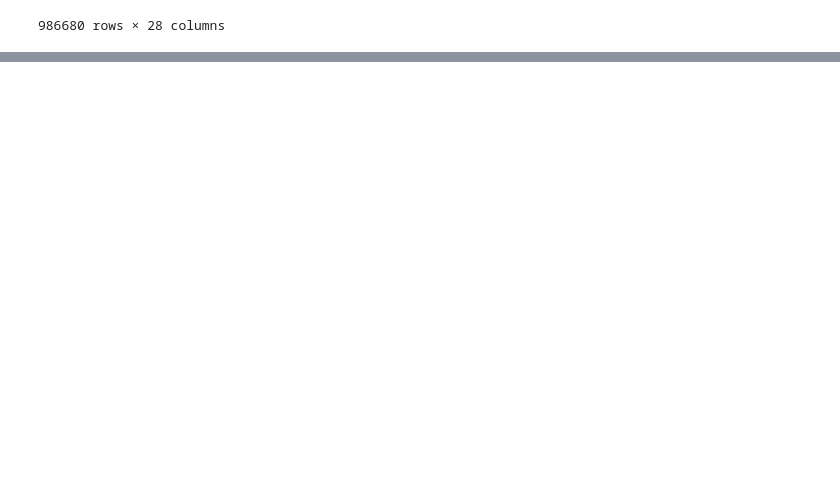
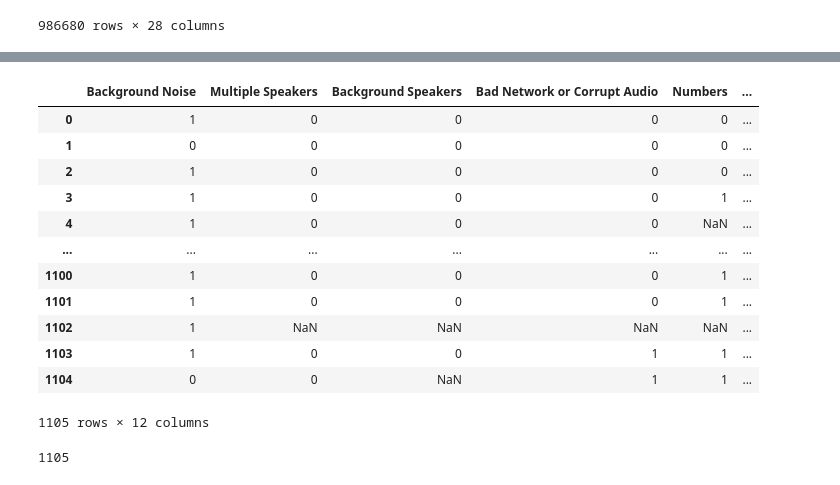
Before and after one commit to intron-innovation/AfriVox, a Jupyter notebook: notebooks/standardize_csvs.ipynb, the cells around one changed output, grey strips where cells are left out. Drawn from its saved outputs; the diff is of its cells as text; code cells hidden in the pictures; blank space fills up the shorter version.

Commit message:
add new files with audio labels

```diff
--- a/notebooks/standardize_csvs.ipynb
+++ b/notebooks/standardize_csvs.ipynb
@@ -235,0 +238,4 @@ prob
+# %%
+import pandas as pd
+data = pd.read_csv("../data/intron_fresh_audio_Production-Test-Set-Quality_2024_03_05 21_16_28.538356_with_labels.csv")
+data
@@ -235,0 +271,31 @@ prob
+# %%
+import pandas as pd
+import json
+
+# Assuming 'data' is your DataFrame and 'new_text' is the column with JSON strings
+data['new_text'] = data['new_text'].apply(json.loads)
+
+# Now, flatten the 'new_text' column into new columns
+info_df = data['new_text'].apply(pd.Series)
+data = pd.concat([data.drop('new_text', axis=1), info_df], axis=1)
+data.to_csv("")
+# %%
+info_df
+# %% [output]
+|  | Background Noise | Multiple Speakers | Background Speakers | Bad Network or Corrupt Audio | Numbers | ... |
+| 0 | 1 | 0 | 0 | 0 | 0 | ... |
+| 1 | 0 | 0 | 0 | 0 | 0 | ... |
+| 2 | 1 | 0 | 0 | 0 | 0 | ... |
+| 3 | 1 | 0 | 0 | 0 | 1 | ... |
+| 4 | 1 | 0 | 0 | 0 | NaN | ... |
+| ... | ... | ... | ... | ... | ... | ... |
+| 1100 | 1 | 0 | 0 | 0 | 1 | ... |
+| 1101 | 1 | 0 | 0 | 0 | 1 | ... |
+| 1102 | 1 | NaN | NaN | NaN | NaN | ... |
+| 1103 | 1 | 0 | 0 | 1 | 1 | ... |
+| 1104 | 0 | 0 | NaN | 1 | 1 | ... |
+1105 rows × 12 columns
+# %%
+len(data["audio_id"].unique())
+# %% [output]
+1105
```
Also changed, not shown: parts of 4 cells of this notebook, 3 other files.
